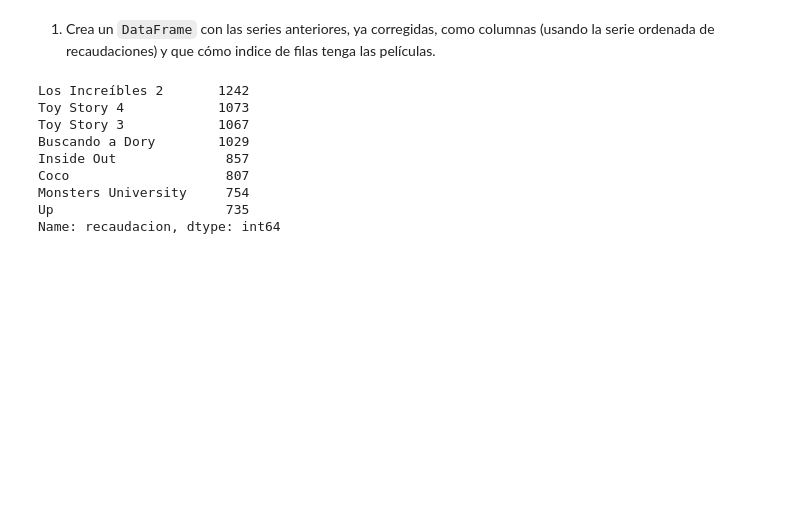
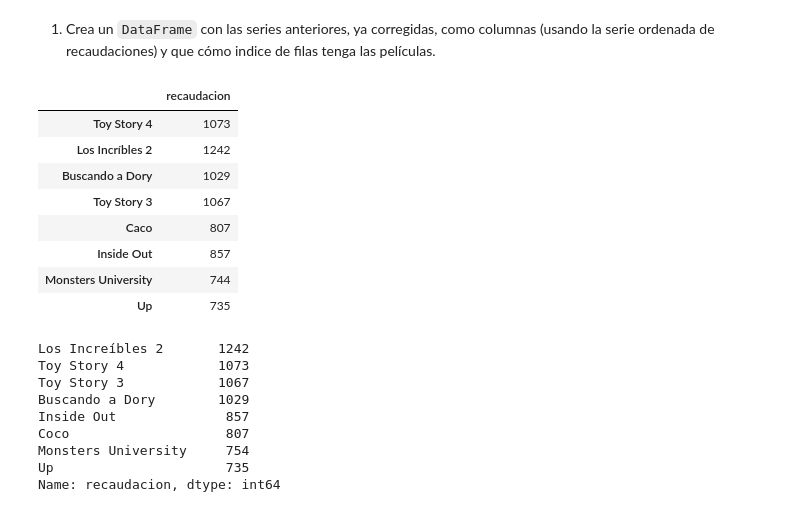
Before and after one commit to DarioRuizGon/ONLINE_DS_THEBRIDGE_DARIO, a Jupyter notebook: Sprint_4/Unidad_1/18_Practica_Obligatoria_Pandas_I.ipynb, the cells around one changed output. Drawn from its saved outputs; the diff is of its cells as text; code cells hidden in the pictures; blank space fills up the shorter version.

```diff
--- a/Sprint_4/Unidad_1/18_Practica_Obligatoria_Pandas_I.ipynb
+++ b/Sprint_4/Unidad_1/18_Practica_Obligatoria_Pandas_I.ipynb
@@ -247,6 +258,19 @@ Name: lanzamiento, dtype: int64
 # #2 DataFrame
 # %% [markdown]
 1. Crea un `DataFrame` con las series anteriores, ya corregidas, como columnas (usando la serie ordenada de recaudaciones) y que cómo indice de filas tenga las películas.
+# %%
+df_pelis = pd.DataFrame(pel_recaudaciones)
+df_pelis
+# %% [output]
+|  | recaudacion |
+| Toy Story 4 | 1073 |
+| Los Incríbles 2 | 1242 |
+| Buscando a Dory | 1029 |
+| Toy Story 3 | 1067 |
+| Caco | 807 |
+| Inside Out | 857 |
+| Monsters University | 744 |
+| Up | 735 |
 # %%
 dict_peliculas = {"recaudacion": pel_recaudaciones}
 df_peliculas = pd.DataFrame(dict_peliculas)
```
Also changed, not shown: parts of 4 cells of this notebook.
